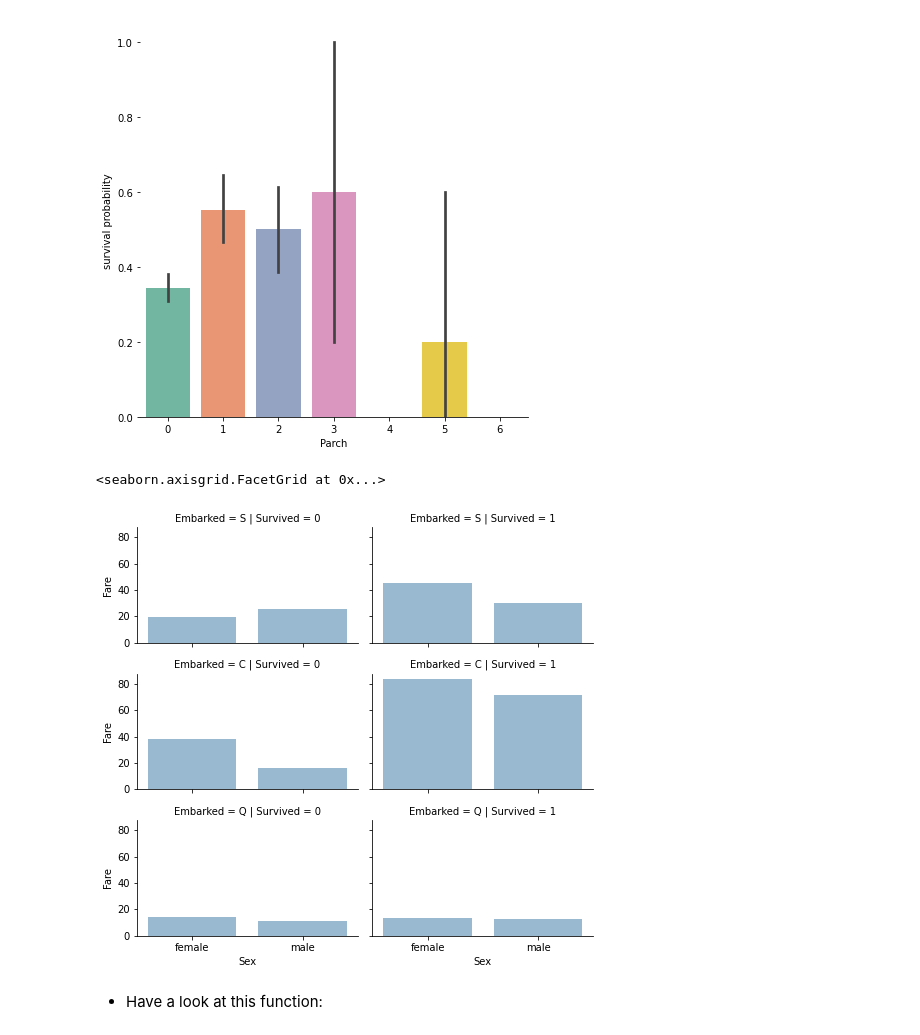
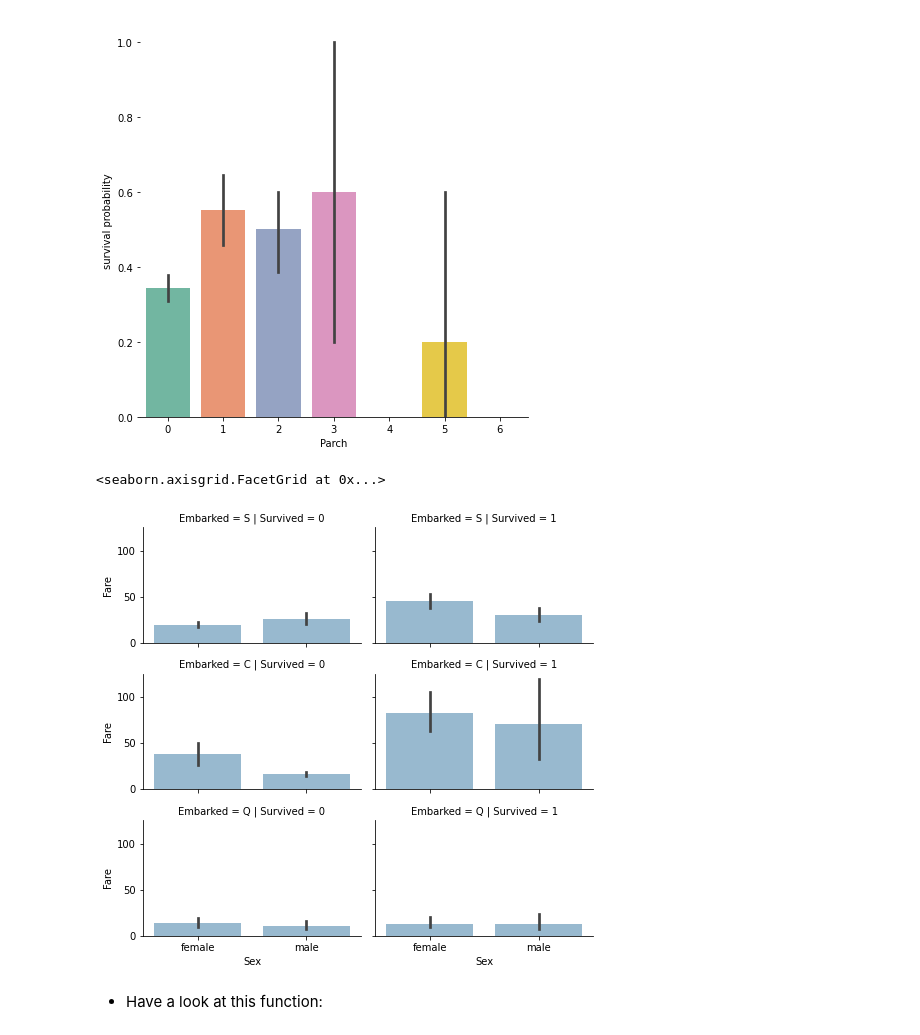
Before and after one commit to tuba89/titanic_passenger, a Jupyter notebook: titanic_passengers.ipynb, the cells around one changed output. Cells and saved outputs as stored; diff of their text form; code cells hidden in the pictures.

```diff
--- a/titanic_passengers.ipynb
+++ b/titanic_passengers.ipynb
@@ -236,12 +236,12 @@ parch_survi = parch_survi.set_ylabels("survival probability")
 [figure]
 # %%
 # Embarked / fare / sex // survival prob
-grid = sns.FacetGrid(titanic_df, row='Embarked', col='Survived', size=2.2, aspect=1.6)
-grid.map(sns.barplot, 'Sex', 'Fare', alpha=.5, ci=None)
+grid = sns.FacetGrid(titanic_df, row='Embarked', col='Survived', height=2.2, aspect=1.6)
+grid.map(sns.barplot, 'Sex', 'Fare', alpha=.5)
 grid.add_legend()
 # %% [output]
 <seaborn.axisgrid.FacetGrid at 0x...>
-[figure, old version]
+[figure, new version]
 # %% [markdown]
 * Have a look at this function:
 # %%
```
Also changed, not shown: parts of 16 cells of this notebook.
